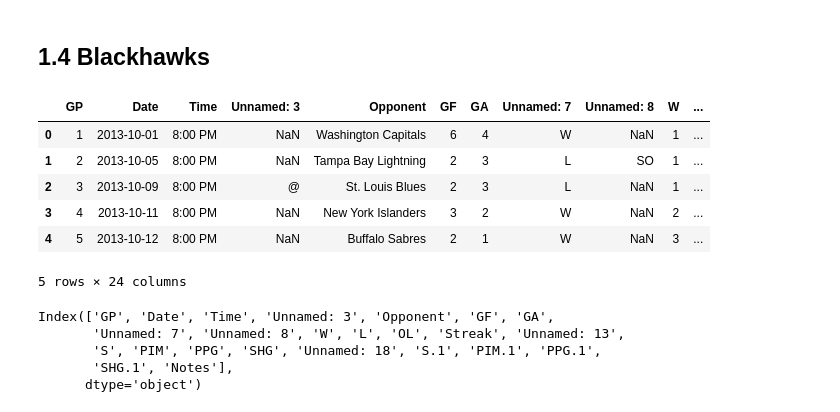
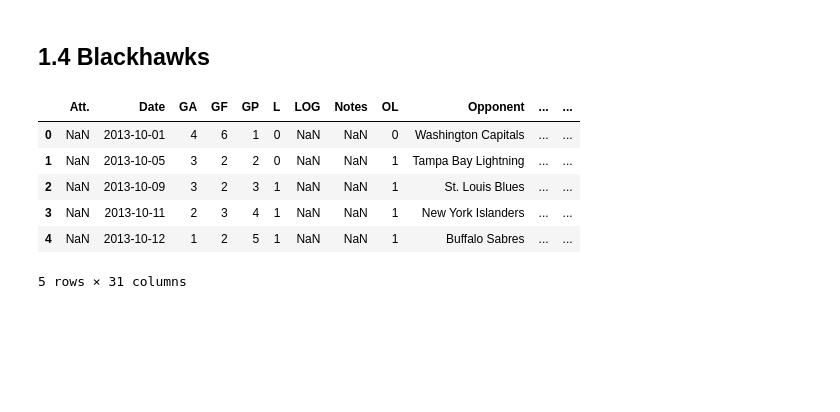
Before and after one commit to mkduchak/divvydataproject, a Jupyter notebook: 0b_scraping_seasons.ipynb, the cells around one changed output. Cells and saved outputs as stored; diff of their text form; code cells hidden in the pictures; blank space fills up the shorter version.

```diff
--- a/0b_scraping_seasons.ipynb
+++ b/0b_scraping_seasons.ipynb
@@ -147,9 +147,12 @@ bearsdata.to_pickle('/home/michael/Documents/Projects/divvydataproject/data/Spor
 ## 1.4 Blackhawks
 # %%
 def hawks_seasondata(startyear, years = 2):
-    '''Function to pull all games for given year range for the bulls from baskeball reference'''
-    columns = ['games','date','time','blank','blank2','location','opponent','result','timing','pts','oppts','w','l','streak','notes']
-    finaldata = pd.DataFrame(columns = columns)
+    '''Function to pull all games for given year range for the blackhawks from hockey reference'''
+    gamecolumns = ['games','date','time','locations','opponent','pts','oppts','result','shootout','wins','losses','sol','streak',
+                   'blank','S', 'PIM', 'PPG', 'SHG', 'blank3', 'S.1', 'PIM.1', 'PPG.1','SHG.1', 'Notes']
+    playoffcolumns = ['games','date','time','locations','opponent','pts','oppts','result','ot','wins','losses','streak',
+                      'blank','S', 'PIM', 'PPG', 'SHG', 'blank3', 'S.1', 'PIM.1', 'PPG.1','SHG.1', 'Notes']
+    finaldata = pd.DataFrame()#columns = gamecolumns)
     driver = webdriver.Chrome(chromedriver,chrome_options=chrome_options)
 
     for year in range(years):
@@ -157,12 +160,12 @@ def hawks_seasondata(startyear, years = 2):
         time.sleep(3)
         seasondata = driver.find_element_by_xpath('//table[@id="games"]').get_attribute('outerHTML')
         newdata = pd.read_html(seasondata, header = 1)[0]
-        newdata.columns = columns
+        #newdata.columns = gamecolumns
         finaldata = finaldata.append(newdata)
         try:
             playoffdata = driver.find_element_by_xpath('//table[@id="games_playoffs"]').get_attribute('outerHTML')
-            newdata = pd.read_html(playoffdata, header = 0)[0]
-            newdata.columns = columns
+            newdata = pd.read_html(playoffdata, header = 1)[0]
+            #newdata.columns = playoffcolumns
             finaldata = finaldata.append(newdata)
         except:
             pass
@@ -176,18 +174,12 @@ newdata = pd.read_html(seasondata, header = 1)[0]
+# %%
+hawksdata = hawks_seasondata(2014, years = 5)
 # %%
-newdata.head()
+hawksdata.head()
 # %% [output]
-|  | GP | Date | Time | Unnamed: 3 | Opponent | GF | GA | Unnamed: 7 | Unnamed: 8 | W | ... |
-| 0 | 1 | 2013-10-01 | 8:00 PM | NaN | Washington Capitals | 6 | 4 | W | NaN | 1 | ... |
-| 1 | 2 | 2013-10-05 | 8:00 PM | NaN | Tampa Bay Lightning | 2 | 3 | L | SO | 1 | ... |
-| 2 | 3 | 2013-10-09 | 8:00 PM | @ | St. Louis Blues | 2 | 3 | L | NaN | 1 | ... |
-| 3 | 4 | 2013-10-11 | 8:00 PM | NaN | New York Islanders | 3 | 2 | W | NaN | 2 | ... |
-| 4 | 5 | 2013-10-12 | 8:00 PM | NaN | Buffalo Sabres | 2 | 1 | W | NaN | 3 | ... |
+|  | Att. | Date | GA | GF | GP | L | LOG | Notes | OL | Opponent | ... | ... |
+| 0 | NaN | 2013-10-01 | 4 | 6 | 1 | 0 | NaN | NaN | 0 | Washington Capitals | ... | ... |
+| 1 | NaN | 2013-10-05 | 3 | 2 | 2 | 0 | NaN | NaN | 1 | Tampa Bay Lightning | ... | ... |
+| 2 | NaN | 2013-10-09 | 3 | 2 | 3 | 1 | NaN | NaN | 1 | St. Louis Blues | ... | ... |
+| 3 | NaN | 2013-10-11 | 2 | 3 | 4 | 1 | NaN | NaN | 1 | New York Islanders | ... | ... |
+| 4 | NaN | 2013-10-12 | 1 | 2 | 5 | 1 | NaN | NaN | 1 | Buffalo Sabres | ... | ... |
-5 rows × 24 columns
+5 rows × 31 columns
-# %%
-newdata.columns
-# %% [output]
-Index(['GP', 'Date', 'Time', 'Unnamed: 3', 'Opponent', 'GF', 'GA',
-       'Unnamed: 7', 'Unnamed: 8', 'W', 'L', 'OL', 'Streak', 'Unnamed: 13',
-       'S', 'PIM', 'PPG', 'SHG', 'Unnamed: 18', 'S.1', 'PIM.1', 'PPG.1',
-       'SHG.1', 'Notes'],
-      dtype='object')
```
Also changed, not shown: parts of 13 cells of this notebook.
